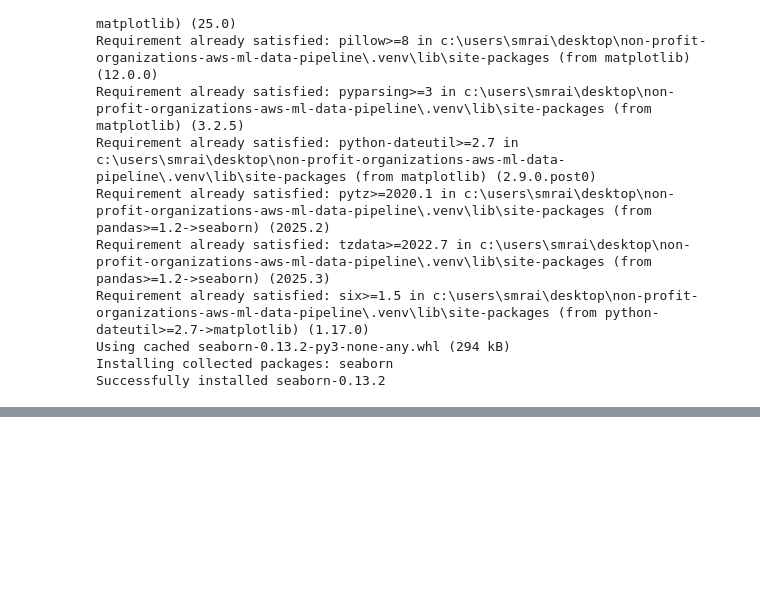
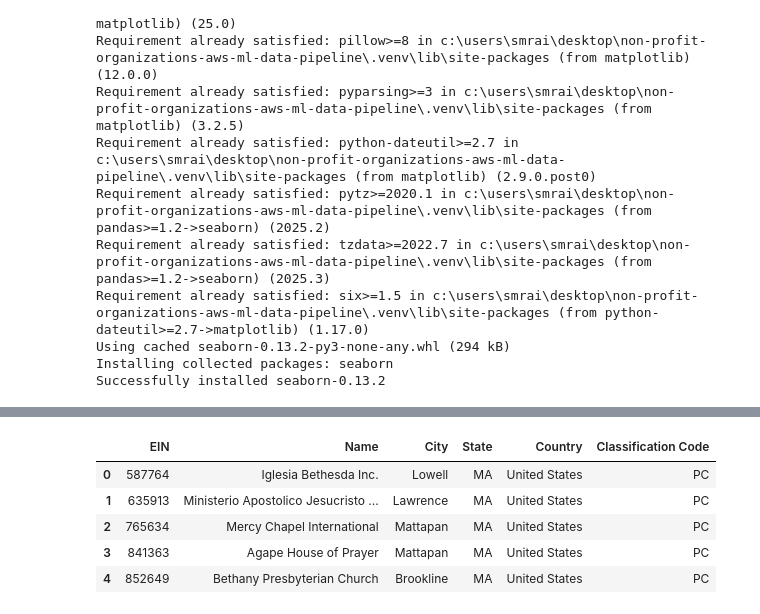
Before and after one commit to shahRaiaan/non-profit-organizations-aws-ml-data-pipeline, a Jupyter notebook: notebooks/eda.ipynb, the cells around one changed output, grey strips where cells are left out. Cells and saved outputs as stored; diff of their text form; code cells hidden in the pictures; blank space fills up the shorter version.

```diff
--- a/notebooks/eda.ipynb
+++ b/notebooks/eda.ipynb
@@ -139,0 +273,17 @@ Successfully installed seaborn-0.13.2
+# %%
+clean_df = df.copy()
+clean_df = clean_df.applymap(lambda x: x.strip() if isinstance(x,str) else x)
+clean_df = clean_df.dropna(subset=["EIN","Name"])
+clean_df["City"] = clean_df["City"].fillna("Unknown_City")
+clean_df["State"]= clean_df["State"].fillna("Unknown_State")
+clean_df["Country"] = clean_df["Country"].fillna("Unknown_Country")
+
+clean_df = clean_df.drop_duplicates(subset=["EIN"], keep="first")
+clean_df.head()
+# %% [output]
+|  | EIN | Name | City | State | Country | Classification Code |
+| 0 | 587764 | Iglesia Bethesda Inc. | Lowell | MA | United States | PC |
+| 1 | 635913 | Ministerio Apostolico Jesucristo ... | Lawrence | MA | United States | PC |
+| 2 | 765634 | Mercy Chapel International | Mattapan | MA | United States | PC |
+| 3 | 841363 | Agape House of Prayer | Mattapan | MA | United States | PC |
+| 4 | 852649 | Bethany Presbyterian Church | Brookline | MA | United States | PC |
```
Also changed, not shown: parts of 14 cells of this notebook, 2 other files.
